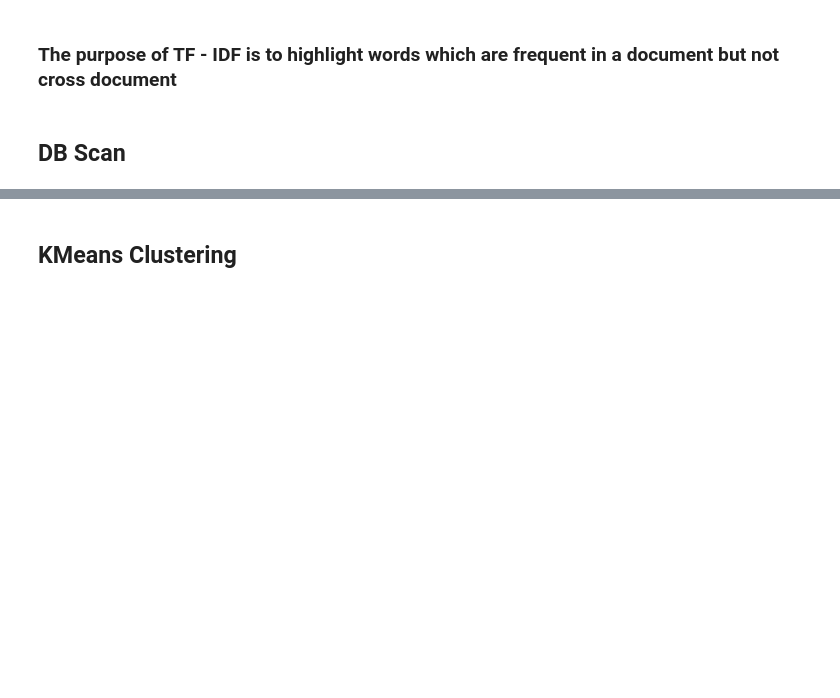
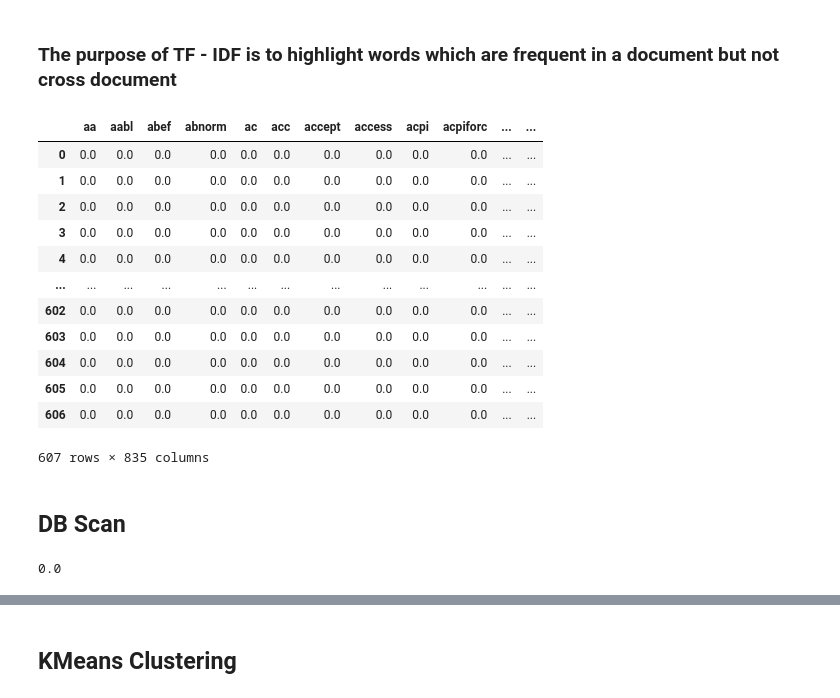
Before and after one commit to akesar01/LogAnalysis, a Jupyter notebook: Log_Analysis1.ipynb, the cells around one changed output, grey strips where cells are left out. Saved outputs shown, nothing was run; the diff lists cells and outputs as text; code cells hidden in the pictures; blank space fills up the shorter version.

```diff
--- a/Log_Analysis1.ipynb
+++ b/Log_Analysis1.ipynb
@@ -176,5 +178,9 @@ from sacremoses import MosesDetokenizer
 
 parsed_logs=[]
 for words in doc:
+    if words =="":
+        continue
     detokens = MosesDetokenizer().detokenize(words, return_str=True)
+    if detokens =="":
+        continue
     parsed_logs.append(detokens)
@@ -199,2 +187,4 @@ print(resp['_source'])
 # %% [markdown]
 # TFIDF Differentiation
+# %%
+final_logs = list(set(parsed_logs))
@@ -218,6 +212,22 @@ lol = [(k, vectorizer.vocabulary_[k]) for k in vectorizer.vocabulary_]
 arr = result.toarray()
 # %%
 idf_df = pd.DataFrame(result.toarray(),columns=vectorizer.get_feature_names())
+# %%
+idf_df
+# %% [output]
+|  | aa | aabl | abef | abnorm | ac | acc | accept | access | acpi | acpiforc | ... | ... |
+| 0 | 0.0 | 0.0 | 0.0 | 0.0 | 0.0 | 0.0 | 0.0 | 0.0 | 0.0 | 0.0 | ... | ... |
+| 1 | 0.0 | 0.0 | 0.0 | 0.0 | 0.0 | 0.0 | 0.0 | 0.0 | 0.0 | 0.0 | ... | ... |
+| 2 | 0.0 | 0.0 | 0.0 | 0.0 | 0.0 | 0.0 | 0.0 | 0.0 | 0.0 | 0.0 | ... | ... |
+| 3 | 0.0 | 0.0 | 0.0 | 0.0 | 0.0 | 0.0 | 0.0 | 0.0 | 0.0 | 0.0 | ... | ... |
+| 4 | 0.0 | 0.0 | 0.0 | 0.0 | 0.0 | 0.0 | 0.0 | 0.0 | 0.0 | 0.0 | ... | ... |
+| ... | ... | ... | ... | ... | ... | ... | ... | ... | ... | ... | ... | ... |
+| 602 | 0.0 | 0.0 | 0.0 | 0.0 | 0.0 | 0.0 | 0.0 | 0.0 | 0.0 | 0.0 | ... | ... |
+| 603 | 0.0 | 0.0 | 0.0 | 0.0 | 0.0 | 0.0 | 0.0 | 0.0 | 0.0 | 0.0 | ... | ... |
+| 604 | 0.0 | 0.0 | 0.0 | 0.0 | 0.0 | 0.0 | 0.0 | 0.0 | 0.0 | 0.0 | ... | ... |
+| 605 | 0.0 | 0.0 | 0.0 | 0.0 | 0.0 | 0.0 | 0.0 | 0.0 | 0.0 | 0.0 | ... | ... |
+| 606 | 0.0 | 0.0 | 0.0 | 0.0 | 0.0 | 0.0 | 0.0 | 0.0 | 0.0 | 0.0 | ... | ... |
+607 rows × 835 columns
 # %% [markdown]
 ## DB Scan
 # %%
@@ -225,3 +235,7 @@ from sklearn.metrics import pairwise_distances
 from scipy.spatial.distance import cosine
 from sklearn.cluster import DBSCAN
 distance_array = pairwise_distances(arr, metric='cosine')
+# %%
+distance_array[0][0]
+# %% [output]
+0.0
```
Also changed, not shown: parts of 34 cells of this notebook.
